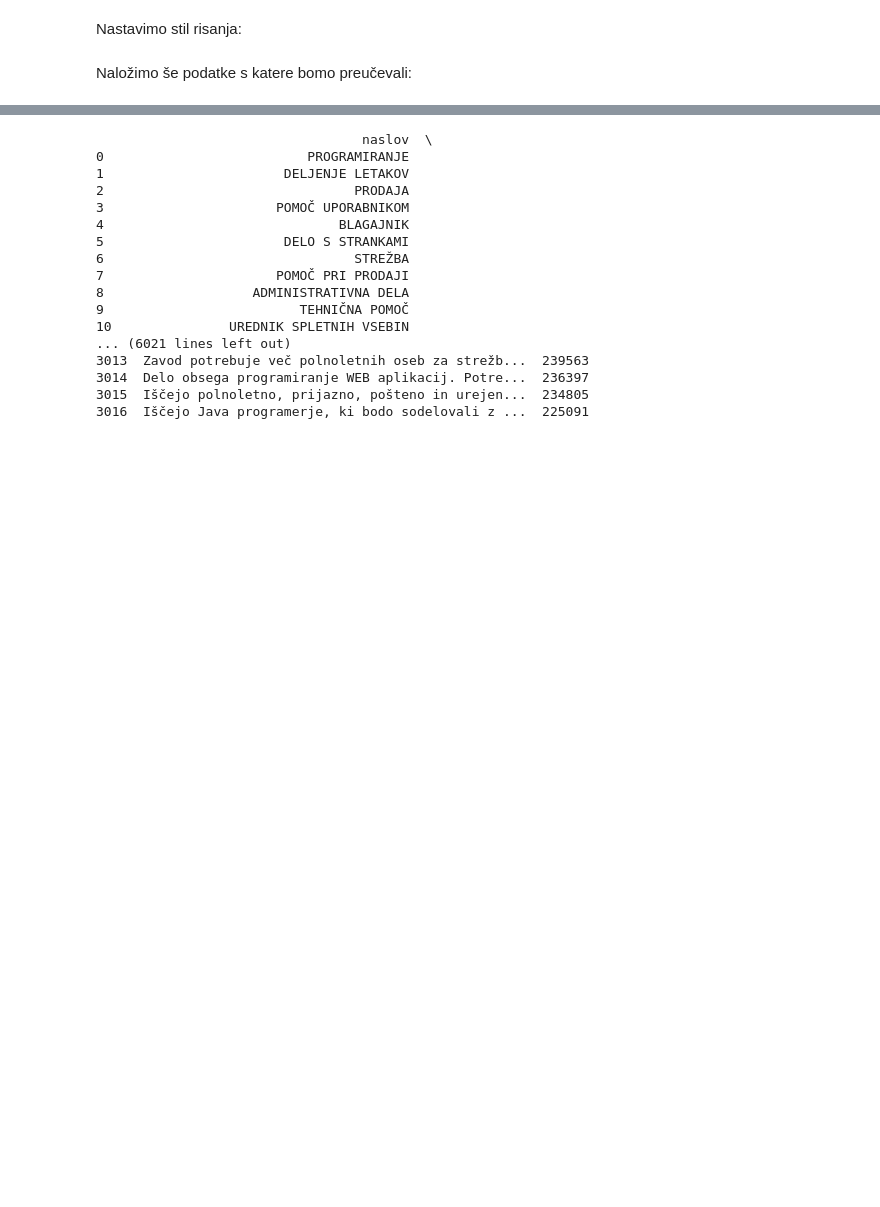
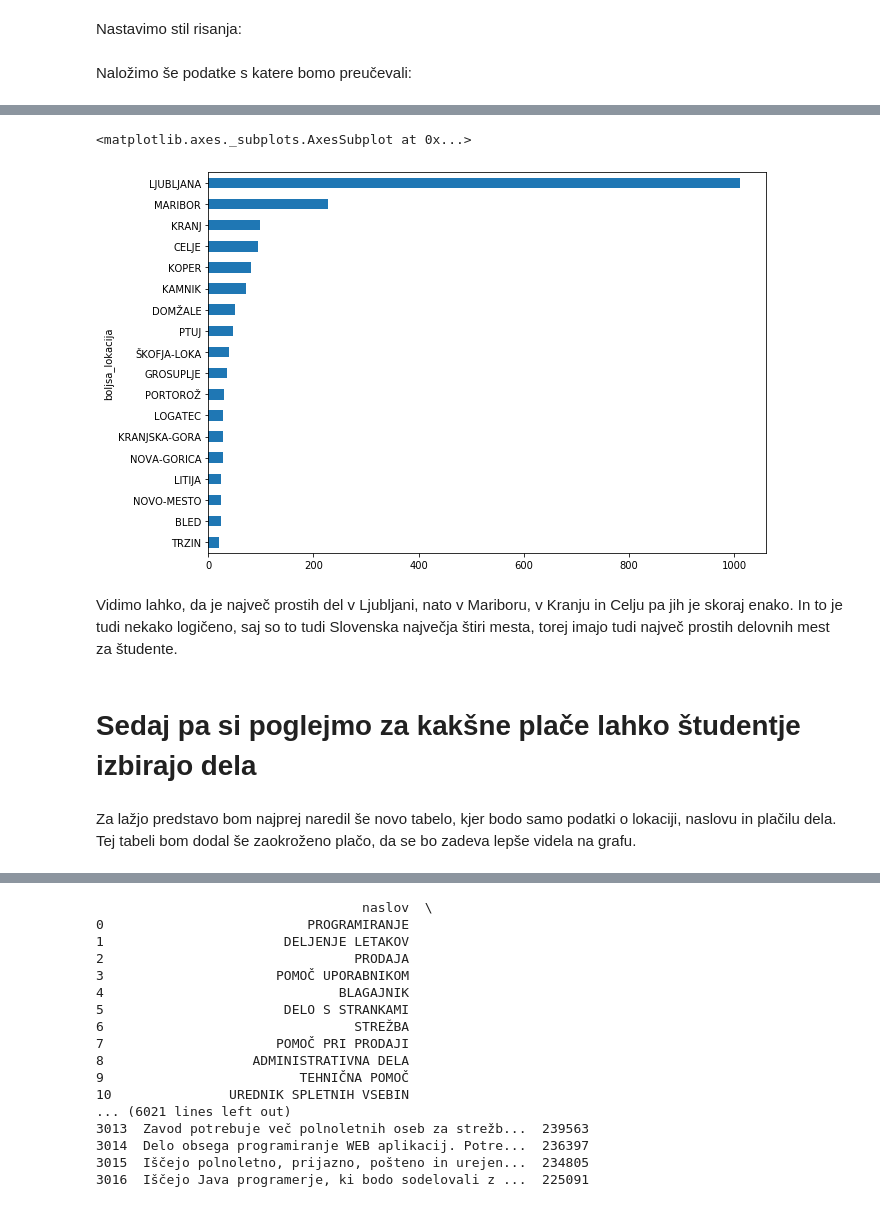
Before and after one commit to JanSifrer/Projekt-programiranje-1, a Jupyter notebook: Analiza.ipynb, the cells around one changed output, grey strips where cells are left out. Cells and saved outputs as stored; diff of their text form; code cells hidden in the pictures; blank space fills up the shorter version.

```diff
--- a/Analiza.ipynb
+++ b/Analiza.ipynb
@@ -88,0 +55,12 @@ dtype: int64
+# %%
+seznam_mest = podatki.groupby('boljsa_lokacija').size().sort_values(ascending=True)
+seznam_mest[seznam_mest>20].plot(kind='barh', figsize=(10,7))
+# %% [output]
+<matplotlib.axes._subplots.AxesSubplot at 0x...>
+[figure, added]
+# %% [markdown]
+Vidimo lahko, da je največ prostih del v Ljubljani, nato v Mariboru, v Kranju in Celju pa jih je skoraj enako. In to je tudi nekako logičeno, saj so to tudi Slovenska največja štiri mesta, torej imajo tudi največ prostih delovnih mest za študente.
+# %% [markdown]
+# Sedaj pa si poglejmo za kakšne plače lahko študentje izbirajo dela
+# %% [markdown]
+Za lažjo predstavo bom najprej naredil še novo tabelo, kjer bodo samo podatki o lokaciji, naslovu in plačilu dela. Tej tabeli bom dodal še zaokroženo plačo, da se bo zadeva lepše videla na grafu.
```
Also changed, not shown: parts of 26 cells of this notebook, 2 other files.
